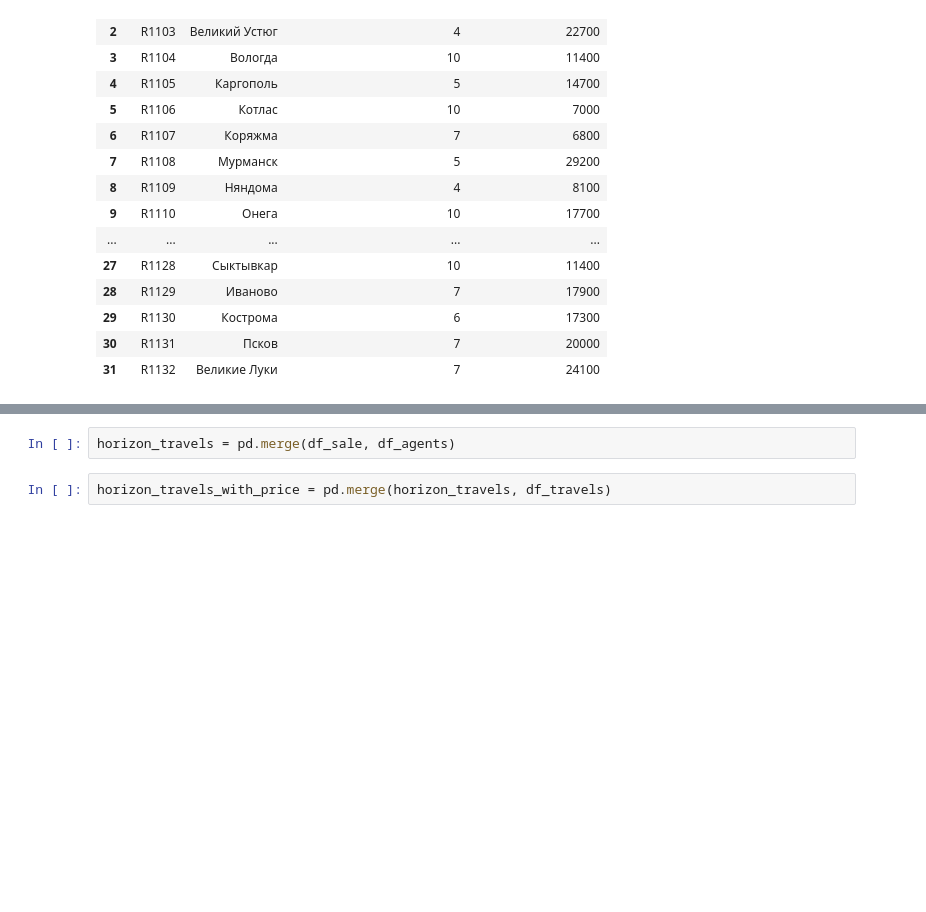
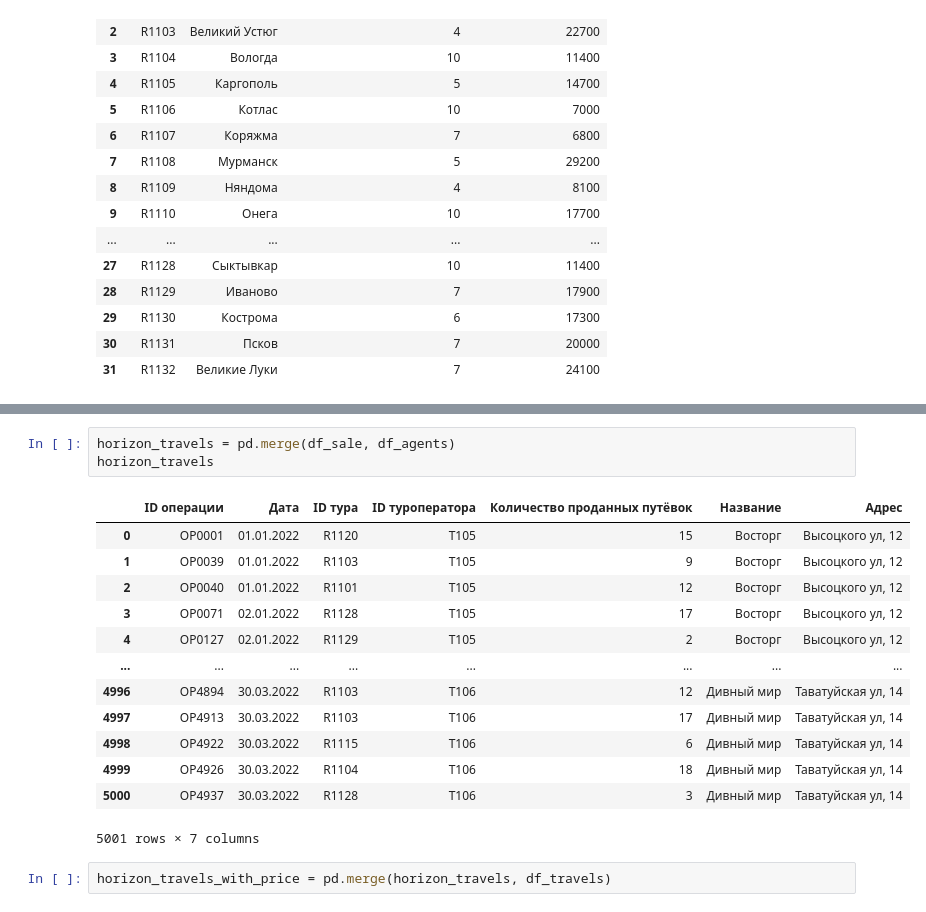
Before and after one commit to aversionq/Innopolis-uni-tasks, a Jupyter notebook: pd_task.ipynb, the cells around one changed output, grey strips where cells are left out. Cells and saved outputs as stored; diff of their text form; blank space fills up the shorter version.

```diff
--- a/pd_task.ipynb
+++ b/pd_task.ipynb
@@ -74,5 +88,20 @@ df_sale['Количество проданных путёвок'].sum()
 # %%
 horizon_travels = pd.merge(df_sale, df_agents)
+horizon_travels
+# %% [output]
+|  | ID операции | Дата | ID тура | ID туроператора | Количество проданных путёвок | Название | Адрес |
+| 0 | OP0001 | 01.01.2022 | R1120 | T105 | 15 | Восторг | Высоцкого ул, 12 |
+| 1 | OP0039 | 01.01.2022 | R1103 | T105 | 9 | Восторг | Высоцкого ул, 12 |
+| 2 | OP0040 | 01.01.2022 | R1101 | T105 | 12 | Восторг | Высоцкого ул, 12 |
+| 3 | OP0071 | 02.01.2022 | R1128 | T105 | 17 | Восторг | Высоцкого ул, 12 |
+| 4 | OP0127 | 02.01.2022 | R1129 | T105 | 2 | Восторг | Высоцкого ул, 12 |
+| ... | ... | ... | ... | ... | ... | ... | ... |
+| 4996 | OP4894 | 30.03.2022 | R1103 | T106 | 12 | Дивный мир | Таватуйская ул, 14 |
+| 4997 | OP4913 | 30.03.2022 | R1103 | T106 | 17 | Дивный мир | Таватуйская ул, 14 |
+| 4998 | OP4922 | 30.03.2022 | R1115 | T106 | 6 | Дивный мир | Таватуйская ул, 14 |
+| 4999 | OP4926 | 30.03.2022 | R1104 | T106 | 18 | Дивный мир | Таватуйская ул, 14 |
+| 5000 | OP4937 | 30.03.2022 | R1128 | T106 | 3 | Дивный мир | Таватуйская ул, 14 |
+5001 rows × 7 columns
 # %%
 horizon_travels_with_price = pd.merge(horizon_travels, df_travels)
 # %%
```
Also changed, not shown: parts of 5 cells of this notebook.
